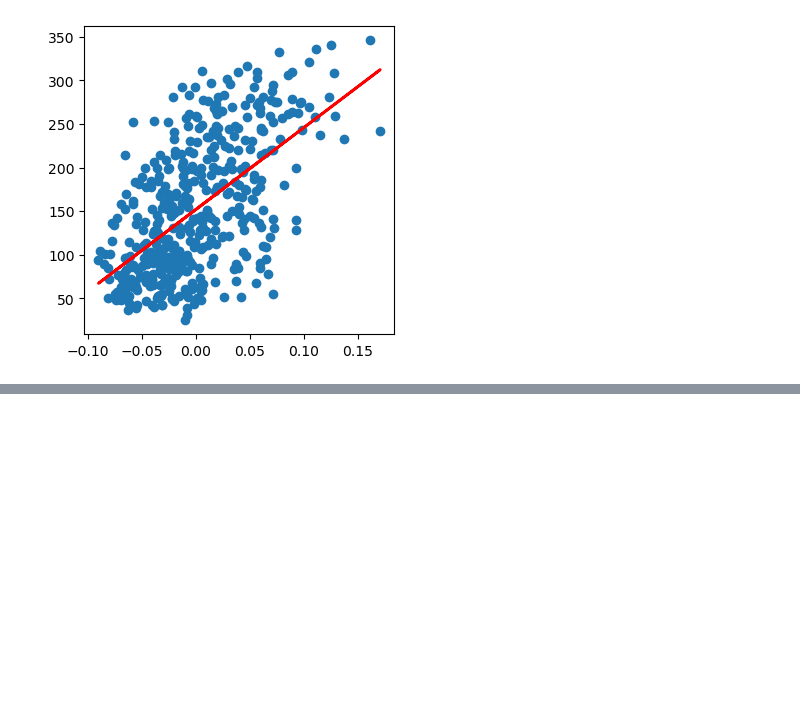
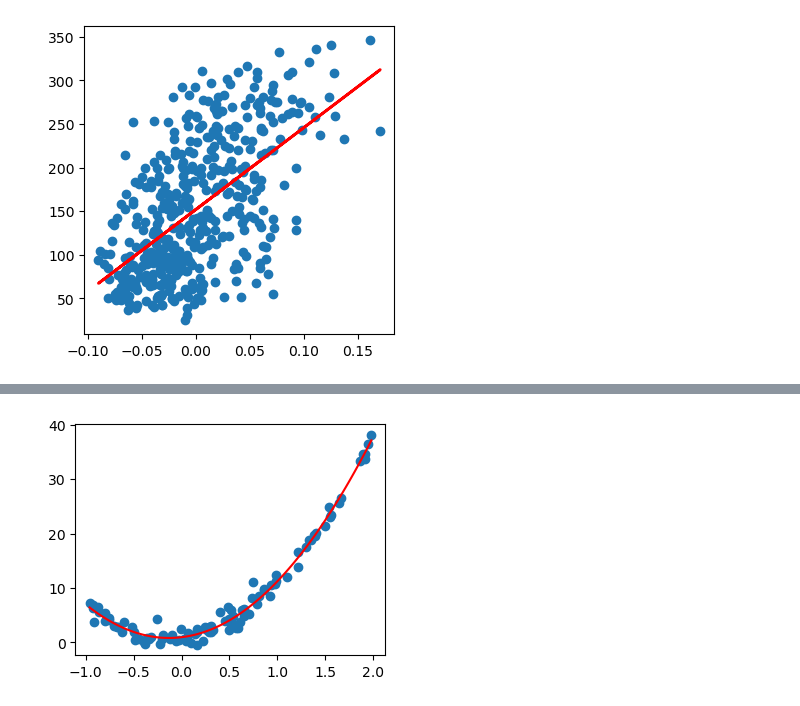
Before and after one commit to hc-sun/python-data-science, a Jupyter notebook: machine_learning.ipynb, the cells around one changed output, grey strips where cells are left out. Cells and saved outputs as stored; diff of their text form; code cells hidden in the pictures; blank space fills up the shorter version.

Commit message:
added polynomial regression

```diff
--- a/machine_learning.ipynb
+++ b/machine_learning.ipynb
@@ -83,0 +101,25 @@ plt.show()
+# %%
+from sklearn.preprocessing import PolynomialFeatures
+from sklearn.linear_model import LinearRegression
+
+# transform to polynomial features
+poly_features = PolynomialFeatures(degree=2, include_bias=False)
+X_poly = poly_features.fit_transform(X)
+
+model = LinearRegression()
+model.fit(X_poly, y)
+
+# generate a continuous range of x values for plotting
+x = np.linspace(X.min(), X.max(), 100).reshape(-1, 1)
+
+# transform the x values to polynomial features
+x_poly = poly_features.transform(x)
+
+y_pred = model.predict(x_poly)
+
+plt.figure(figsize=(4, 3))
+plt.scatter(X, y)
+plt.plot(x, y_pred, color='red')
+plt.show()
+# %% [output]
+[figure, added]
```
Also changed, not shown: parts of 2 cells of this notebook.
